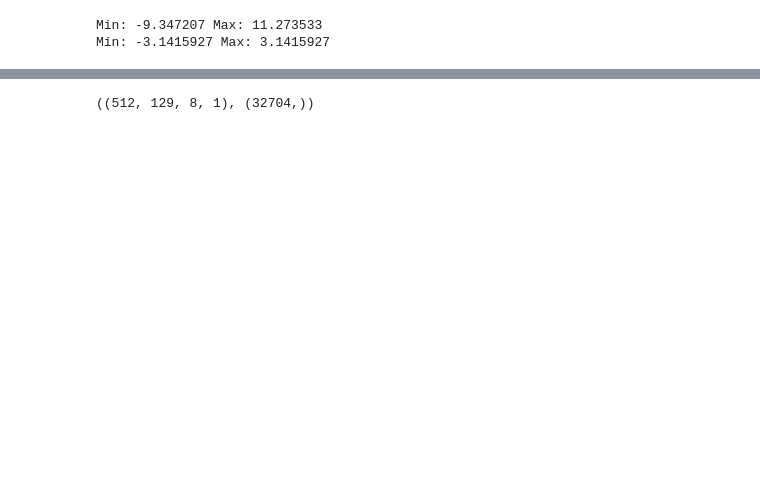
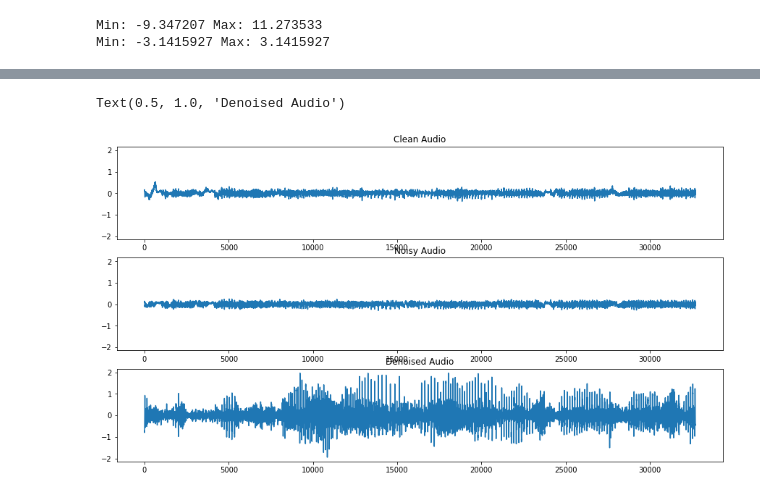
Before and after one commit to iwanko/MIL-audio-denoising-task, a Jupyter notebook: 2_SpeechDenoiserCNN.ipynb, the cells around one changed output, grey strips where cells are left out. Saved outputs shown, nothing was run; the diff lists cells and outputs as text; code cells hidden in the pictures; blank space fills up the shorter version.

```diff
--- a/2_SpeechDenoiserCNN.ipynb
+++ b/2_SpeechDenoiserCNN.ipynb
@@ -484,0 +443,6 @@ feats1.shape
+# %%
+idx = 50 #number of file
+
+### CLEAN
+clean_audio_val = revert_features_to_audio(*audio_from_set(val_dataset, idx, clean=True))
+ipd.Audio(data=clean_audio_val, rate=fs)
@@ -485,6 +451,12 @@ feats1.shape
 # %%
+mags1, nois1 = audio_from_set(val_dataset, idx)
 print("Min:", np.min(mags1),"Max:",np.max(mags1))
 print("Min:", np.min(nois1),"Max:",np.max(nois1))
 # %% [output]
 Min: -9.347207 Max: 11.273533
 Min: -3.1415927 Max: 3.1415927
+# %%
+### NOISY
+noisy_val = revert_features_to_audio(mags1.numpy()[:,:, 7,:], nois1)
+print("Min:", np.min(noisy_val),"Max:",np.max(noisy_val))
+ipd.Audio(data=noisy_val, rate=fs)
@@ -491,6 +466,7 @@ Min: -3.1415927 Max: 3.1415927
 # %%
 #### DENOISED
-denois1 = revert_features_to_audio(feats1, nois1)
-print("Min:", np.min(denois1),"Max:",np.max(denois1))
-ipd.Audio(data=denois1, rate=fs)
+feats1 = model.predict(mags1)
+denoised_val = revert_features_to_audio(feats1, nois1)
+print("Min:", np.min(denoised_val),"Max:",np.max(denoised_val))
+ipd.Audio(data=denoised_val, rate=fs)
 # %% [output]
@@ -498,5 +474,17 @@ Min: -0.73723453 Max: 0.8726872
 [interactive output not drawn]
-# %%
-mags1.numpy().shape, denois1.shape
-# %% [output]
-((512, 129, 8, 1), (32704,))
+# %%
+f, (ax1, ax2, ax3) = plt.subplots(3, 1, sharey=True, figsize=(15,8))
+
+#plt.plot(figsize=(15,8))
+
+ax1.plot(clean_audio_val)
+ax1.set_title("Clean Audio")
+
+ax2.plot(noisy_val)
+ax2.set_title("Noisy Audio")
+
+ax3.plot(denoised_val)
+ax3.set_title("Denoised Audio")
+# %% [output]
+Text(0.5, 1.0, 'Denoised Audio')
+[figure, added]
```
Also changed, not shown: parts of 91 cells of this notebook.
